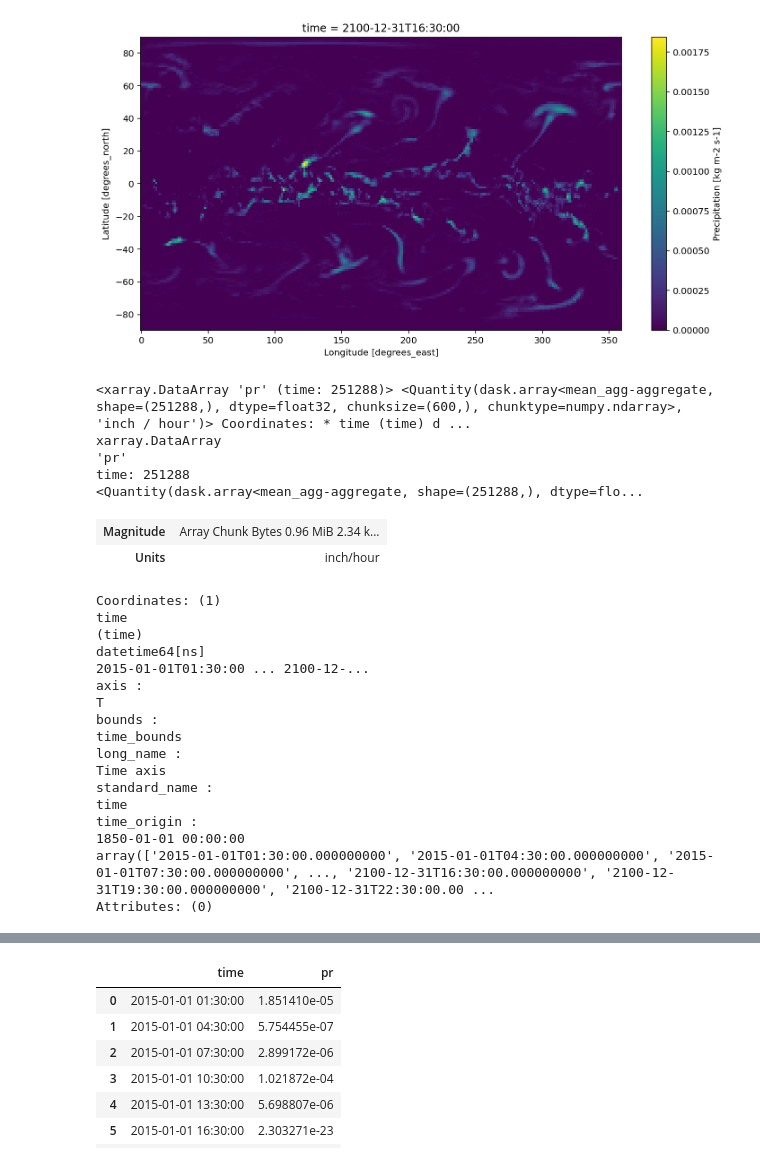
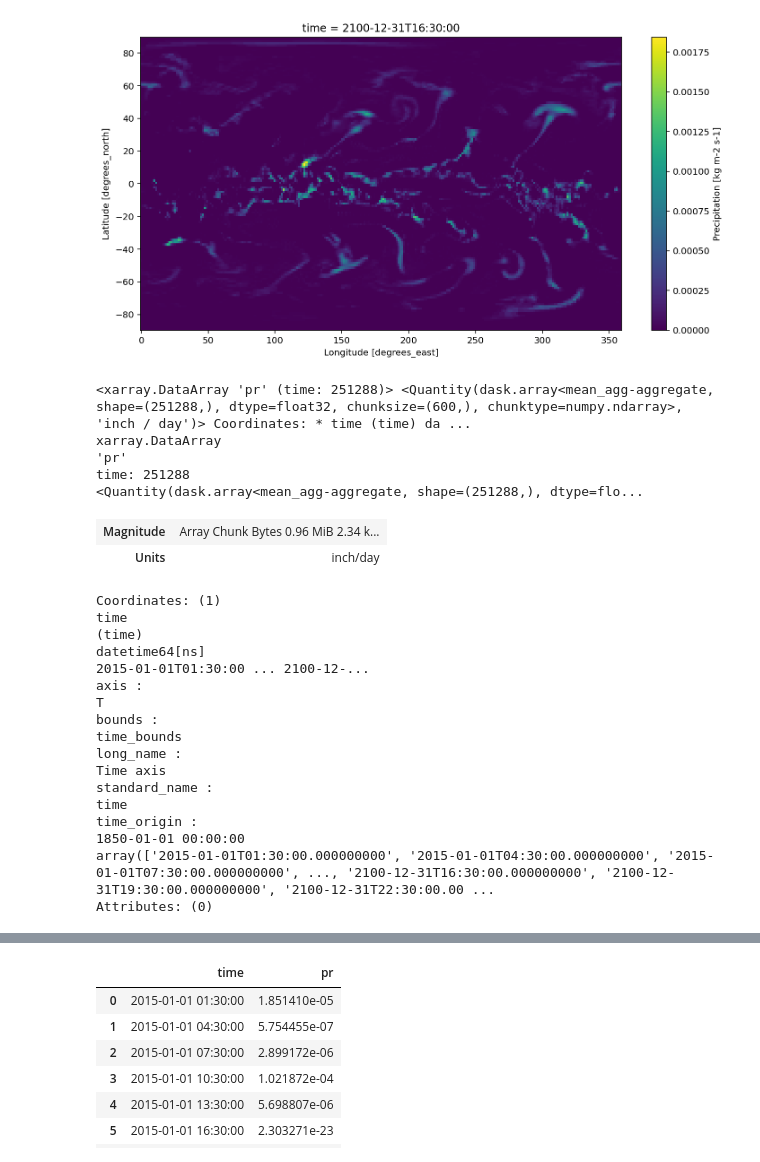
Before and after one commit to laurenskube/Aloha-Aina-Master, a Jupyter notebook: CMIP6_Oahu_Projection.ipynb, the cells around one changed output, grey strips where cells are left out. Cells and saved outputs as stored; diff of their text form; code cells hidden in the pictures.

```diff
--- a/CMIP6_Oahu_Projection.ipynb
+++ b/CMIP6_Oahu_Projection.ipynb
@@ -167,36 +167,36 @@ ds_proj.pr.sel(time='2100-12-31T16:30:00.000000000').squeeze().plot()
 # %%
 # # Create logical masks for lat and lon variables for oahu
 # bouding box: -158.5698,20.9057,-157.406,22.0022
 mask_lon = (ds_proj.pr.lon >= 201.43) & (ds_proj.pr.lon <= 202.59)
 mask_lat = (ds_proj.pr.lat >= 20.91) & (ds_proj.pr.lat <= 22.00)
 
 ## mask for Manalua Bay Region
 ## bouding box: -157.776173,21.253719,-157.701842,21.296411
 ## error when plotting: not enough values to unpack (expected 3, got 0)
 ## too small of area
 # mask_lon = (ds_proj.pr.lon >= 202.224) & (ds_proj.pr.lon <= 202.298)
 # mask_lat = (ds_proj.pr.lat >= 21.254) & (ds_proj.pr.lat <= 21.296)
 
 # Apply lat/lon masks to the field, then calculate averages over the lat and lon dimensions
 oahu_pr_proj=ds_proj.pr.where(mask_lon & mask_lat, drop = True)
 
 # Make metpy recognize the units
 oahu_pr_proj = oahu_pr_proj.metpy.quantify()
 
-# convert kg*m2/sec to in/hour
+# convert kg/m2/sec to in/hour
 density_water = units('kg / m^3') * 1000
 oahu_pr_proj_converted_int = (oahu_pr_proj / density_water)
-oahu_pr_proj_converted_int = oahu_pr_proj_converted_int.metpy.convert_units('inches / hour')
+oahu_pr_proj_converted_int = oahu_pr_proj_converted_int.metpy.convert_units('inches / day')
 oahu_pr_proj_converted_int = oahu_pr_proj_converted_int.mean("lon").mean("lat")
 oahu_pr_proj_converted_int
 # %% [output]
-<xarray.DataArray 'pr' (time: 251288)> <Quantity(dask.array<mean_agg-aggregate, shape=(251288,), dtype=float32, chunksize=(600,), chunktype=numpy.ndarray>, 'inch / hour')> Coordinates: * time (time) d ...
+<xarray.DataArray 'pr' (time: 251288)> <Quantity(dask.array<mean_agg-aggregate, shape=(251288,), dtype=float32, chunksize=(600,), chunktype=numpy.ndarray>, 'inch / day')> Coordinates: * time (time) da ...
 xarray.DataArray
 'pr'
 time: 251288
 <Quantity(dask.array<mean_agg-aggregate, shape=(251288,), dtype=flo...
 | Magnitude | Array Chunk Bytes 0.96 MiB 2.34 k... |
-| Units | inch/hour |
+| Units | inch/day |
 Coordinates: (1)
 time
 (time)
```
Also changed, not shown: parts of 2 cells of this notebook.
